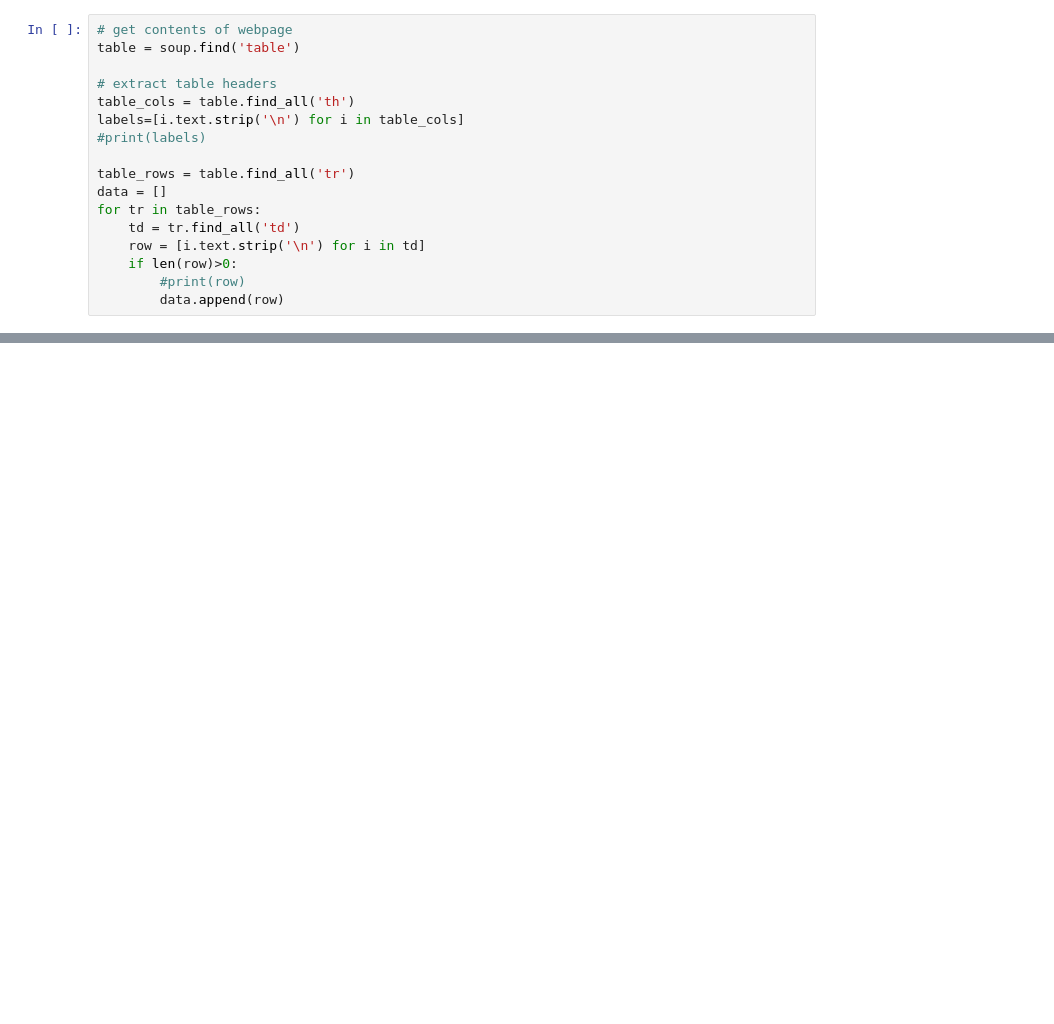
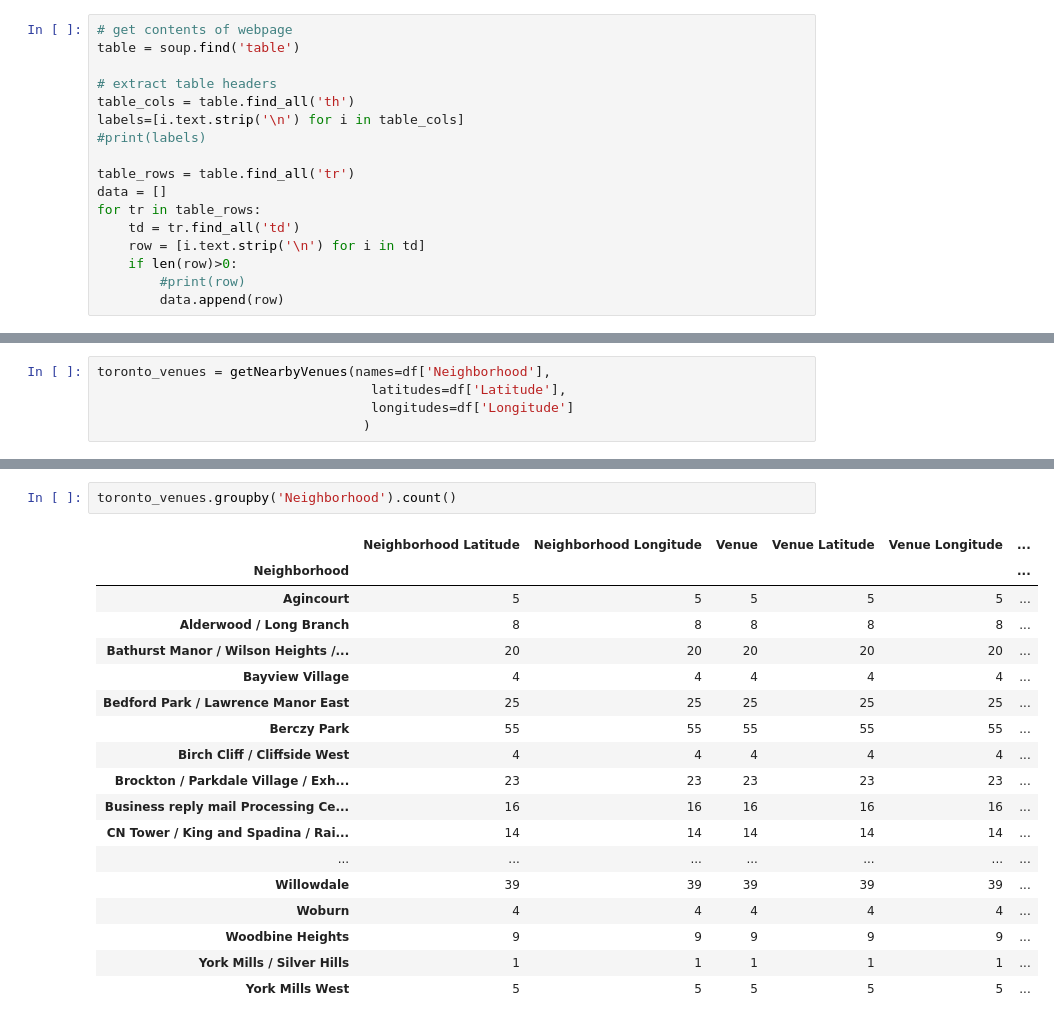
Before and after one commit to SparkyBoilermaker/Coursera_Capstone, a Jupyter notebook: Project.ipynb, the cells around one changed output, grey strips where cells are left out. Cells and saved outputs as stored; diff of their text form; blank space fills up the shorter version.

```diff
--- a/Project.ipynb
+++ b/Project.ipynb
@@ -62,0 +275,5 @@ df.shape
+# %%
+toronto_venues = getNearbyVenues(names=df['Neighborhood'],
+                                   latitudes=df['Latitude'],
+                                   longitudes=df['Longitude']
+                                  )
@@ -62,0 +321,21 @@ df.shape
+# %%
+toronto_venues.groupby('Neighborhood').count()
+# %% [output]
+|  | Neighborhood Latitude | Neighborhood Longitude | Venue | Venue Latitude | Venue Longitude | ... |
+| Neighborhood |  |  |  |  |  | ... |
+| Agincourt | 5 | 5 | 5 | 5 | 5 | ... |
+| Alderwood / Long Branch | 8 | 8 | 8 | 8 | 8 | ... |
+| Bathurst Manor / Wilson Heights /... | 20 | 20 | 20 | 20 | 20 | ... |
+| Bayview Village | 4 | 4 | 4 | 4 | 4 | ... |
+| Bedford Park / Lawrence Manor East | 25 | 25 | 25 | 25 | 25 | ... |
+| Berczy Park | 55 | 55 | 55 | 55 | 55 | ... |
+| Birch Cliff / Cliffside West | 4 | 4 | 4 | 4 | 4 | ... |
+| Brockton / Parkdale Village / Exh... | 23 | 23 | 23 | 23 | 23 | ... |
+| Business reply mail Processing Ce... | 16 | 16 | 16 | 16 | 16 | ... |
+| CN Tower / King and Spadina / Rai... | 14 | 14 | 14 | 14 | 14 | ... |
+| ... | ... | ... | ... | ... | ... | ... |
+| Willowdale | 39 | 39 | 39 | 39 | 39 | ... |
+| Woburn | 4 | 4 | 4 | 4 | 4 | ... |
+| Woodbine Heights | 9 | 9 | 9 | 9 | 9 | ... |
+| York Mills / Silver Hills | 1 | 1 | 1 | 1 | 1 | ... |
+| York Mills West | 5 | 5 | 5 | 5 | 5 | ... |
```
Also changed, not shown: parts of 62 cells of this notebook, 5 other files.
